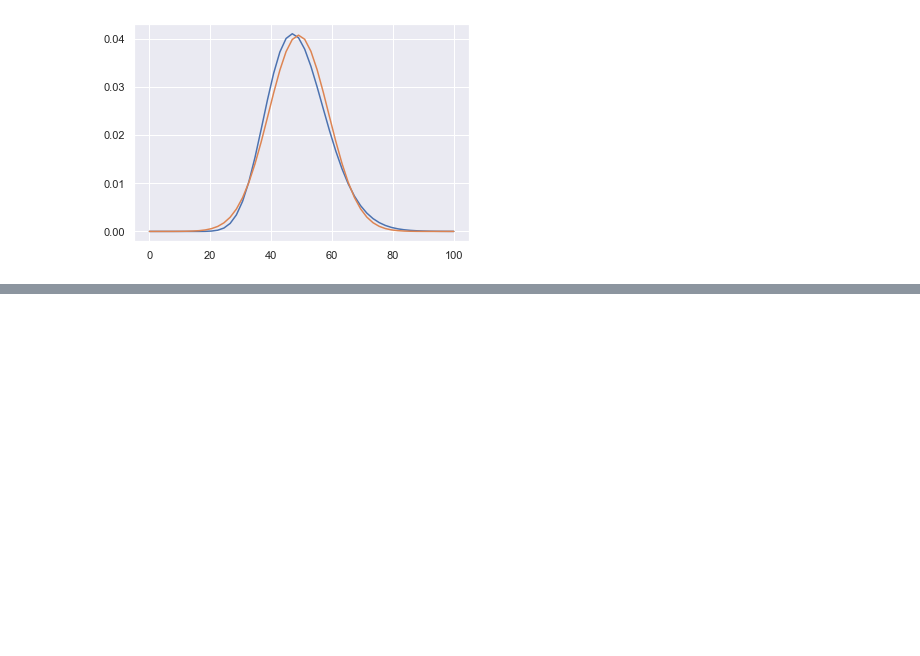
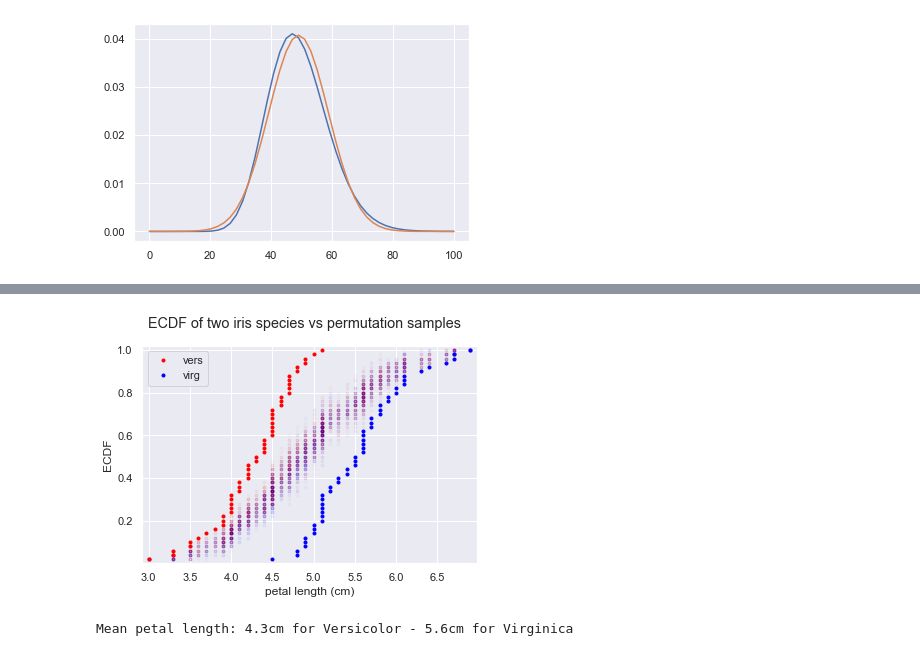
Before and after one commit to sebastienplat/sebastienplat.github.io, a Jupyter notebook: _drafts/notebooks/data_science_101/HypTesting2.ipynb, the cells around one changed output, grey strips where cells are left out. Cells and saved outputs as stored; diff of their text form; code cells hidden in the pictures; blank space fills up the shorter version.

```diff
--- a/_drafts/notebooks/data_science_101/HypTesting2.ipynb
+++ b/_drafts/notebooks/data_science_101/HypTesting2.ipynb
@@ -723,0 +790,32 @@ plt.plot(x, stats.norm.pdf(x, 49, 9.8))
+# %%
+for i in range(50):
+    # Generate permutation samples
+    perm_sample_1, perm_sample_2 = permutation_sample(versicolor_petal_length, virginica_petal_length)
+
+
+    # Compute ECDFs
+    x_1, y_1 = ecdf(perm_sample_1)
+    x_2, y_2 =  ecdf(perm_sample_2)
+
+    # Plot ECDFs of permutation sample
+    _ = plt.plot(x_1, y_1, marker='.', linestyle='none', color='red', alpha=0.02)
+    _ = plt.plot(x_2, y_2, marker='.', linestyle='none', color='blue', alpha=0.02)
+
+# Create and plot ECDFs from original data
+x_1, y_1 = ecdf(versicolor_petal_length)
+x_2, y_2 = ecdf(virginica_petal_length)
+_ = plt.plot(x_1, y_1, marker='.', linestyle='none', color='red', label = 'vers')
+_ = plt.plot(x_2, y_2, marker='.', linestyle='none', color='blue', label = 'virg')
+
+# Label axes, set margin, and show plot
+plt.margins(0.02)
+_ = plt.xlabel('petal length (cm)')
+_ = plt.ylabel('ECDF')
+_ = plt.legend()
+_ = plt.suptitle('ECDF of two iris species vs permutation samples')
+# %% [output]
+[figure, added]
+# %%
+print('Mean petal length: {:0.2}cm for Versicolor - {:0.2}cm for Virginica'.format(versicolor_petal_length.mean(), virginica_petal_length.mean()))
+# %% [output]
+Mean petal length: 4.3cm for Versicolor - 5.6cm for Virginica
```
Also changed, not shown: parts of 10 cells of this notebook.
